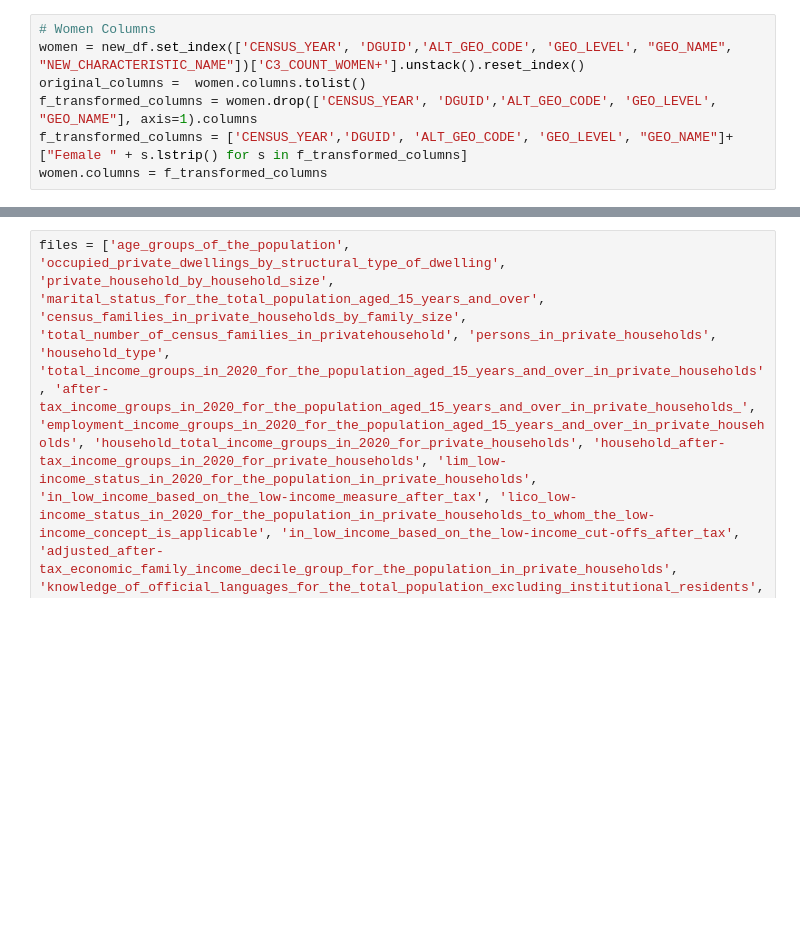
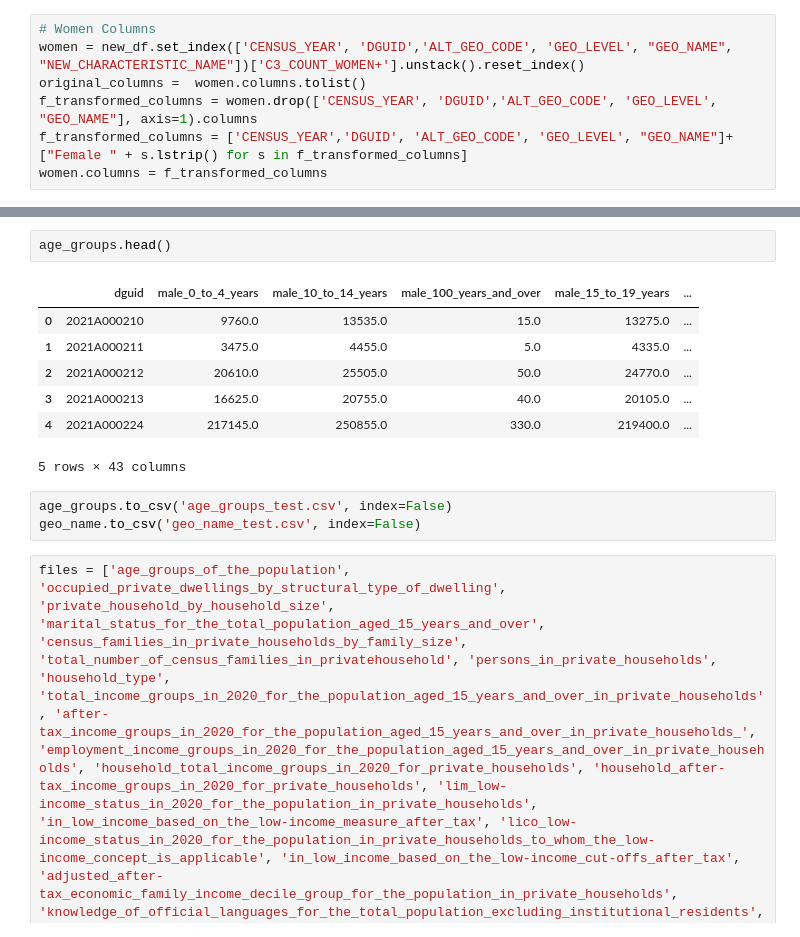
Before and after one commit to thalasith/canada-vis, a Jupyter notebook: data-exploration/data-cleaning-p2.ipynb, the cells around one changed output, grey strips where cells are left out. Saved outputs shown, nothing was run; the diff lists cells and outputs as text; blank space fills up the shorter version.

```diff
--- a/data-exploration/data-cleaning-p2.ipynb
+++ b/data-exploration/data-cleaning-p2.ipynb
@@ -44 +82,14 @@ final.to_csv('test.csv')
+# %%
+age_groups.head()
+# %% [output]
+|  | dguid | male_0_to_4_years | male_10_to_14_years | male_100_years_and_over | male_15_to_19_years | ... |
+| 0 | 2021A000210 | 9760.0 | 13535.0 | 15.0 | 13275.0 | ... |
+| 1 | 2021A000211 | 3475.0 | 4455.0 | 5.0 | 4335.0 | ... |
+| 2 | 2021A000212 | 20610.0 | 25505.0 | 50.0 | 24770.0 | ... |
+| 3 | 2021A000213 | 16625.0 | 20755.0 | 40.0 | 20105.0 | ... |
+| 4 | 2021A000224 | 217145.0 | 250855.0 | 330.0 | 219400.0 | ... |
+5 rows × 43 columns
+# %%
+age_groups.to_csv('age_groups_test.csv', index=False)
+geo_name.to_csv('geo_name_test.csv', index=False)
 # %%
```
Also changed, not shown: parts of 7 cells of this notebook, 9 other files.
